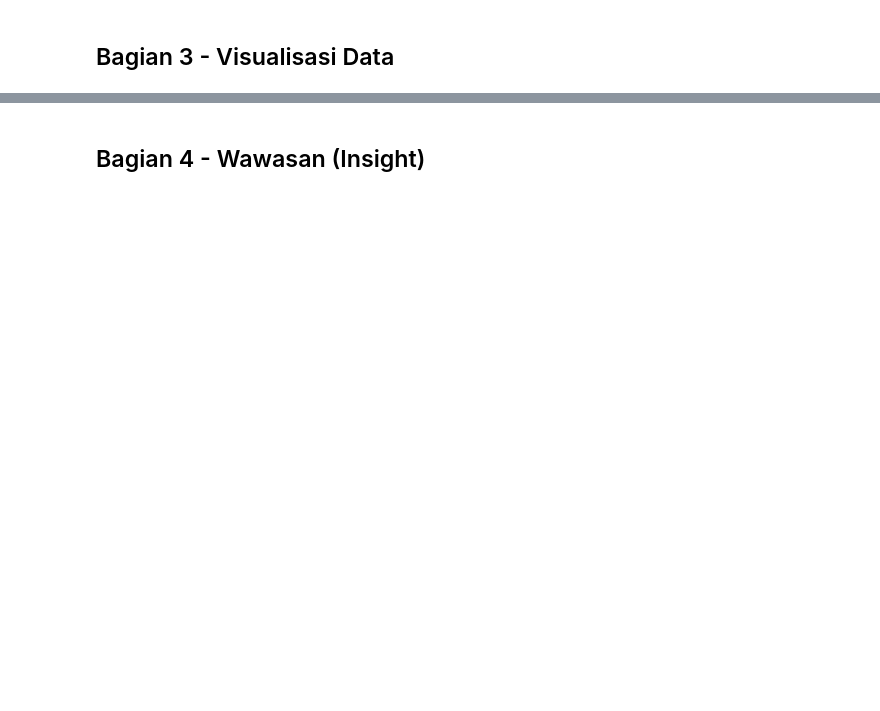
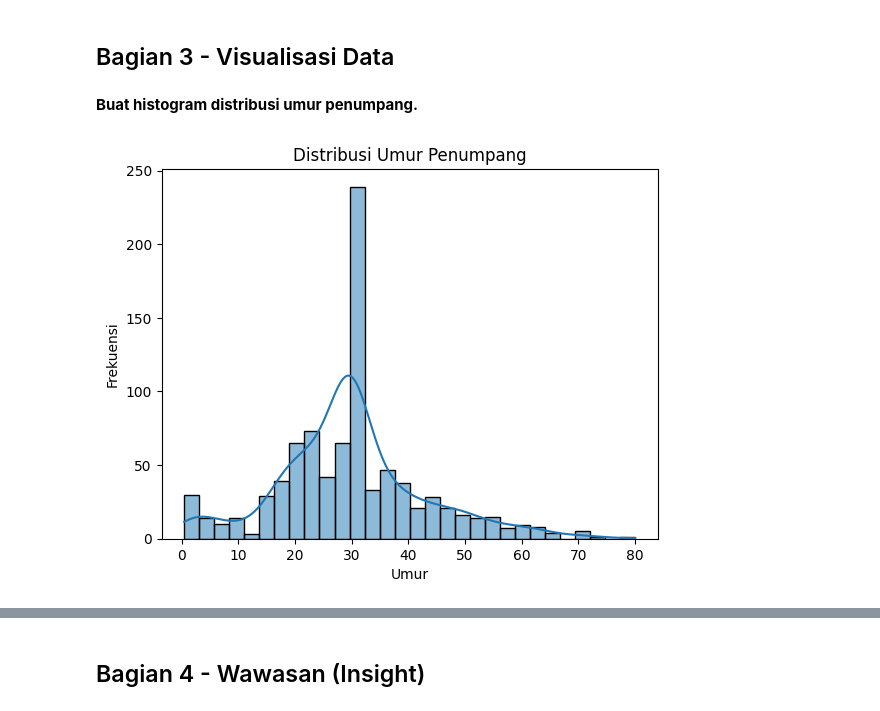
Before and after one commit to muhammadhafiz27/BigData-Muhammad-Hafiz-2311532007, a Jupyter notebook: Pertemuan 1/praktikum_bigdata_pertemuan1.ipynb, the cells around one changed output, grey strips where cells are left out. Cells and saved outputs as stored; diff of their text form; code cells hidden in the pictures; blank space fills up the shorter version.

```diff
--- a/Pertemuan 1/praktikum_bigdata_pertemuan1.ipynb
+++ b/Pertemuan 1/praktikum_bigdata_pertemuan1.ipynb
@@ -135,0 +229,9 @@ Jadi bisa kita simpulkan dari visualisasi yang sudah kita buat bahwa jumlah penu
+# %%
+missing_age_count = df['age'].isnull().sum()
+print(f"Jumlah penumpang dengan umur tidak diketahui: {missing_age_count}")
+
+average_age = df['age'].mean()
+df['age'].fillna(average_age, inplace=True)
+
+print("\nJumlah missing values setelah diisi:")
+display(df.isnull().sum())
@@ -136,2 +265,12 @@ Jadi bisa kita simpulkan dari visualisasi yang sudah kita buat bahwa jumlah penu
 # %% [markdown]
 ## Bagian 3 - Visualisasi Data
+# %% [markdown]
+**Buat histogram distribusi umur penumpang.**
+# %%
+sns.histplot(df['age'], kde=True)
+plt.title('Distribusi Umur Penumpang')
+plt.xlabel('Umur')
+plt.ylabel('Frekuensi')
+plt.show()
+# %% [output]
+[figure, added]
```
Also changed, not shown: parts of 22 cells of this notebook.
